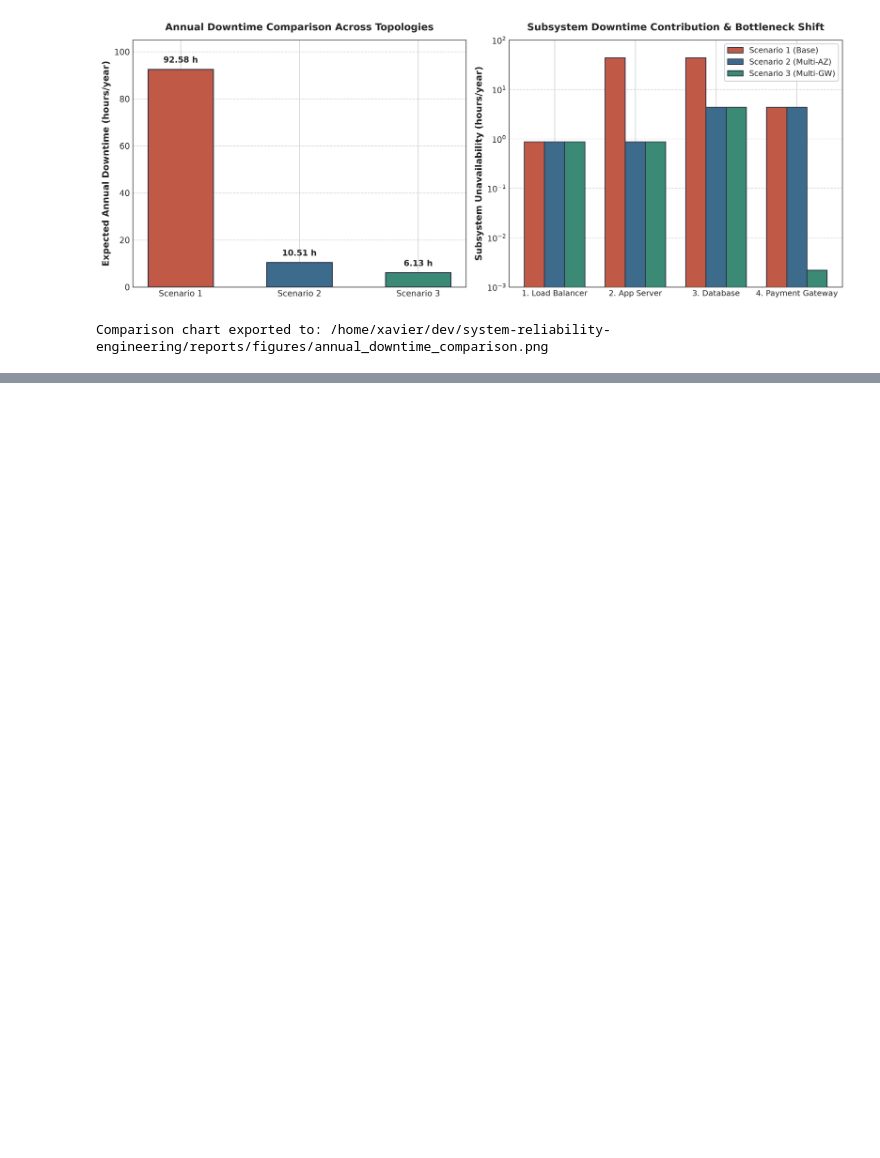
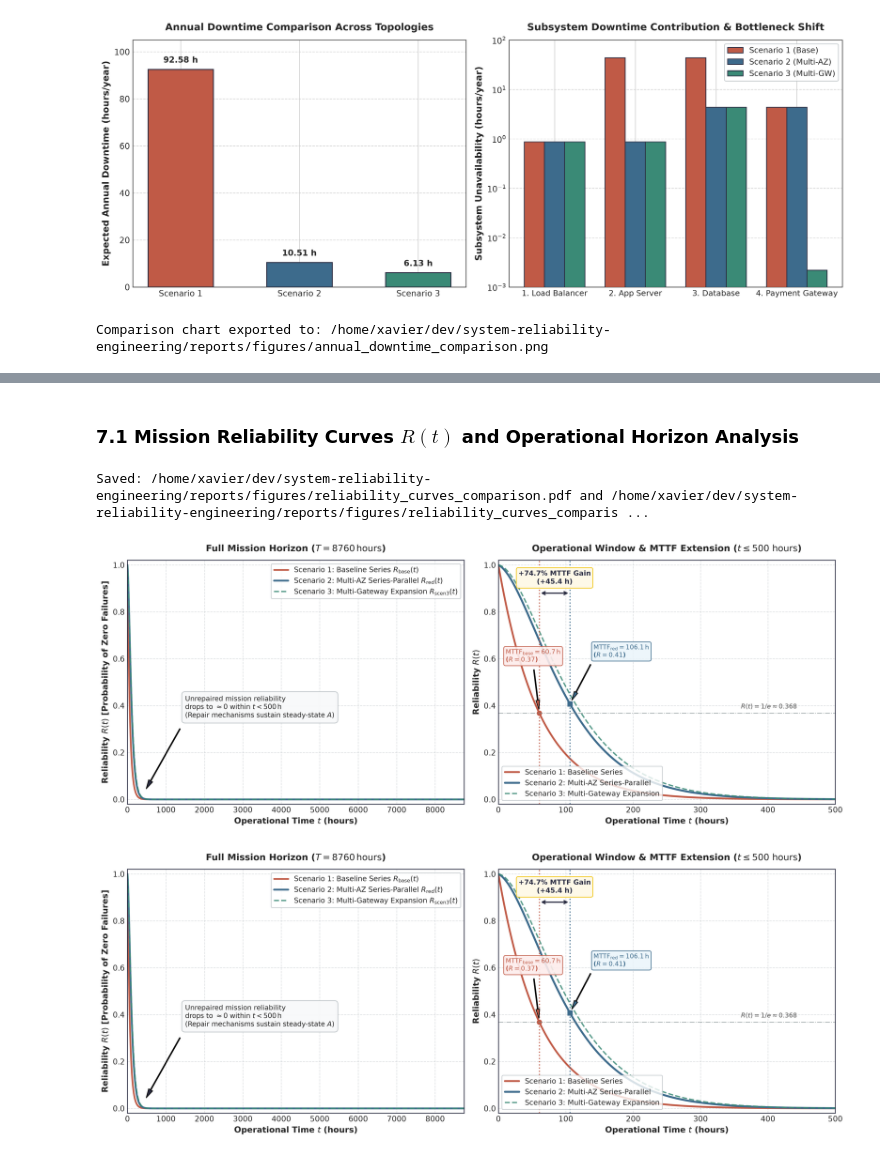
Before and after one commit to wrlxavier/system-reliability-engineering, a Jupyter notebook: notebooks/01_analytical_modeling.ipynb, the cells around one changed output, grey strips where cells are left out. Drawn from its saved outputs; the diff is of its cells as text; code cells hidden in the pictures; blank space fills up the shorter version.

Commit message:
feat(r_function): add reliability function and mttf gain

```diff
--- a/notebooks/01_analytical_modeling.ipynb
+++ b/notebooks/01_analytical_modeling.ipynb
@@ -298,0 +385,15 @@ Comparison chart exported to: /home/xavier/dev/system-reliability-engineering/re
+# %% [markdown]
+### 7.1 Mission Reliability Curves $R(t)$ and Operational Horizon Analysis
+# %%
+fig_rel = plot_reliability_curves(output_dir=figures_dir)
+plt.show()
+
+rel_img_path = figures_dir / "reliability_curves_comparison.png"
+if rel_img_path.exists():
+    display(Image(filename=str(rel_img_path), width=900))
+else:
+    print("Reliability comparison image not found.")
+# %% [output]
+Saved: /home/xavier/dev/system-reliability-engineering/reports/figures/reliability_curves_comparison.pdf and /home/xavier/dev/system-reliability-engineering/reports/figures/reliability_curves_comparis ...
+[figure, added]
+[figure, added]
```
Also changed, not shown: parts of 3 cells of this notebook, 11 other files.
